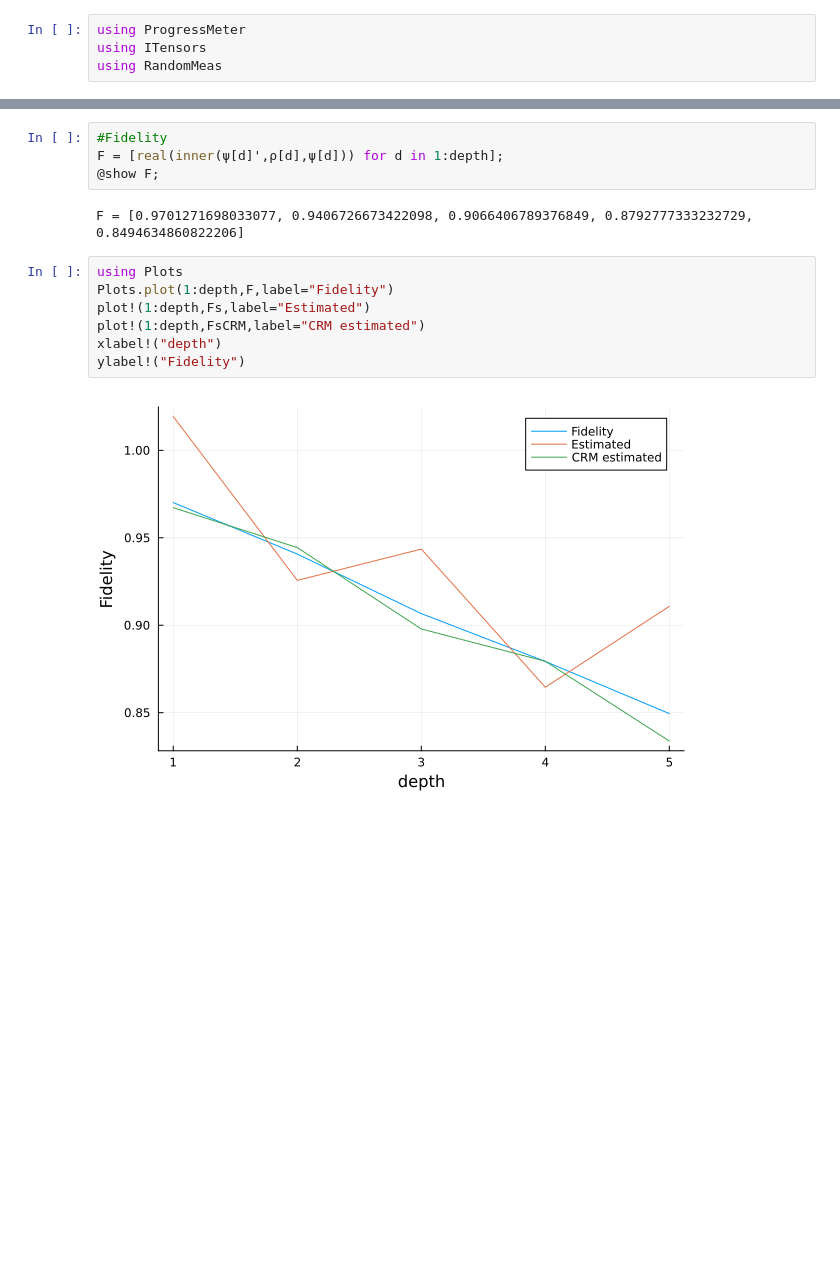
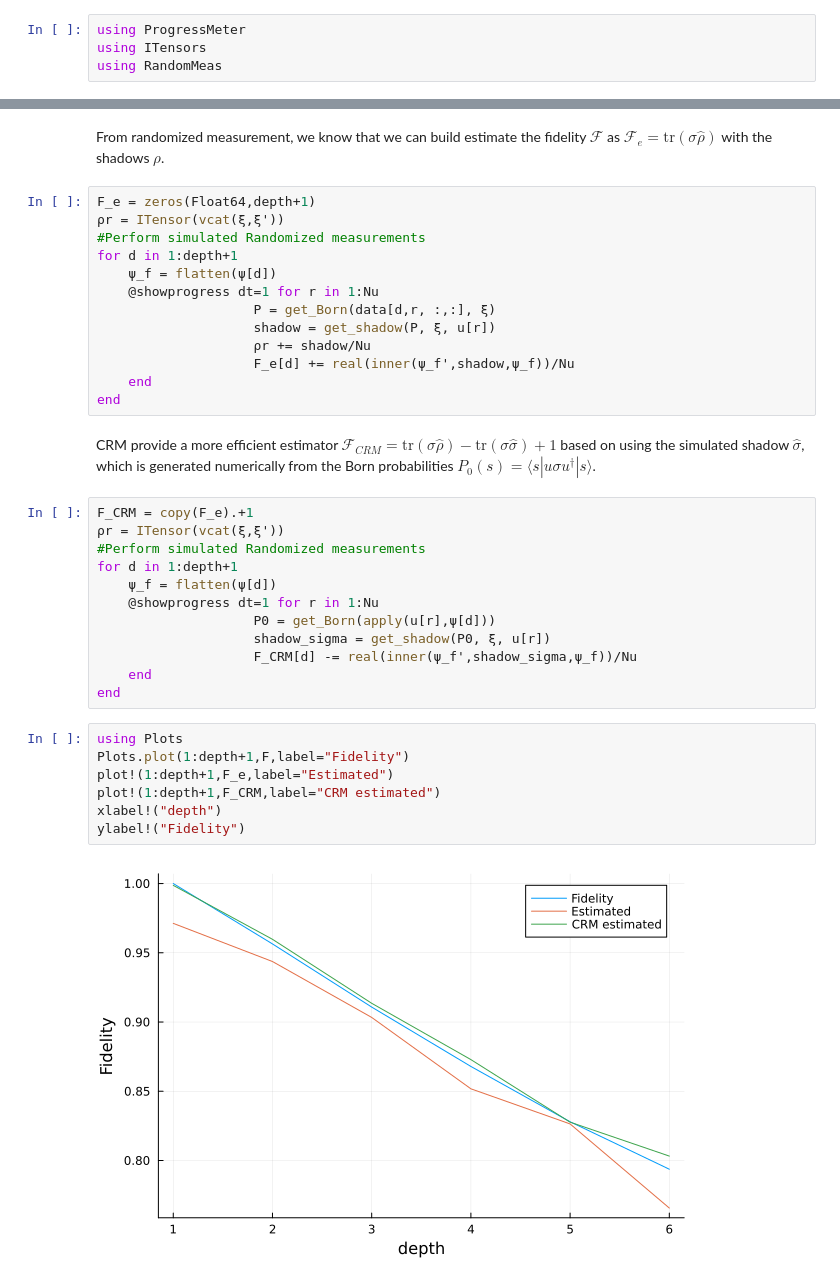
Before and after one commit to bvermersch/RandomMeas.jl, a Jupyter notebook: examples/FidelityCommonRandomizedMeasurements.ipynb, the cells around one changed output, grey strips where cells are left out. Cells and saved outputs as stored; diff of their text form; blank space fills up the shorter version.

```diff
--- a/examples/FidelityCommonRandomizedMeasurements.ipynb
+++ b/examples/FidelityCommonRandomizedMeasurements.ipynb
@@ -62,17 +54,40 @@ for d in 1:depth
     end
 end
-# %%
-#Fidelity
-F = [real(inner(ψ[d]',ρ[d],ψ[d])) for d in 1:depth];
-@show F;
-# %% [output]
-F = [0.9701271698033077, 0.9406726673422098, 0.9066406789376849, 0.8792777333232729, 0.8494634860822206]
+# %% [markdown]
+From randomized measurement, we know that we can build estimate the fidelity $\mathcal{F}$ as $\mathcal{F}_e=\mathrm{tr}(\sigma \hat{\rho})$ with the shadows $\hat{\rho}$.
+# %%
+F_e = zeros(Float64,depth+1)
+ρr = ITensor(vcat(ξ,ξ'))
+#Perform simulated Randomized measurements
+for d in 1:depth+1
+    ψ_f = flatten(ψ[d])
+    @showprogress dt=1 for r in 1:Nu
+                    P = get_Born(data[d,r, :,:], ξ)
+                    shadow = get_shadow(P, ξ, u[r])
+                    ρr += shadow/Nu
+                    F_e[d] += real(inner(ψ_f',shadow,ψ_f))/Nu
+    end
+end
+# %% [markdown]
+CRM provide a more efficient estimator $\mathcal{F}_{CRM}=\mathrm{tr}(\sigma \hat{\rho})-\mathrm{tr}(\sigma \hat{\sigma})+1$ based on  using the simulated shadow $\hat{\sigma}$, which is generated numerically from the Born probabilities $P_0(s)=\langle s|u\sigma u^\dag|s\rangle$.
+# %%
+F_CRM = copy(F_e).+1
+ρr = ITensor(vcat(ξ,ξ'))
+#Perform simulated Randomized measurements
+for d in 1:depth+1
+    ψ_f = flatten(ψ[d])
+    @showprogress dt=1 for r in 1:Nu
+                    P0 = get_Born(apply(u[r],ψ[d]))
+                    shadow_sigma = get_shadow(P0, ξ, u[r])
+                    F_CRM[d] -= real(inner(ψ_f',shadow_sigma,ψ_f))/Nu
+    end
+end
 # %%
 using Plots
-Plots.plot(1:depth,F,label="Fidelity")
-plot!(1:depth,Fs,label="Estimated")
-plot!(1:depth,FsCRM,label="CRM estimated")
+Plots.plot(1:depth+1,F,label="Fidelity")
+plot!(1:depth+1,F_e,label="Estimated")
+plot!(1:depth+1,F_CRM,label="CRM estimated")
 xlabel!("depth")
 ylabel!("Fidelity")
 # %% [output]
-[figure, old version]
+[figure, new version]
```
Also changed, not shown: parts of 5 cells of this notebook, 4 other files.
